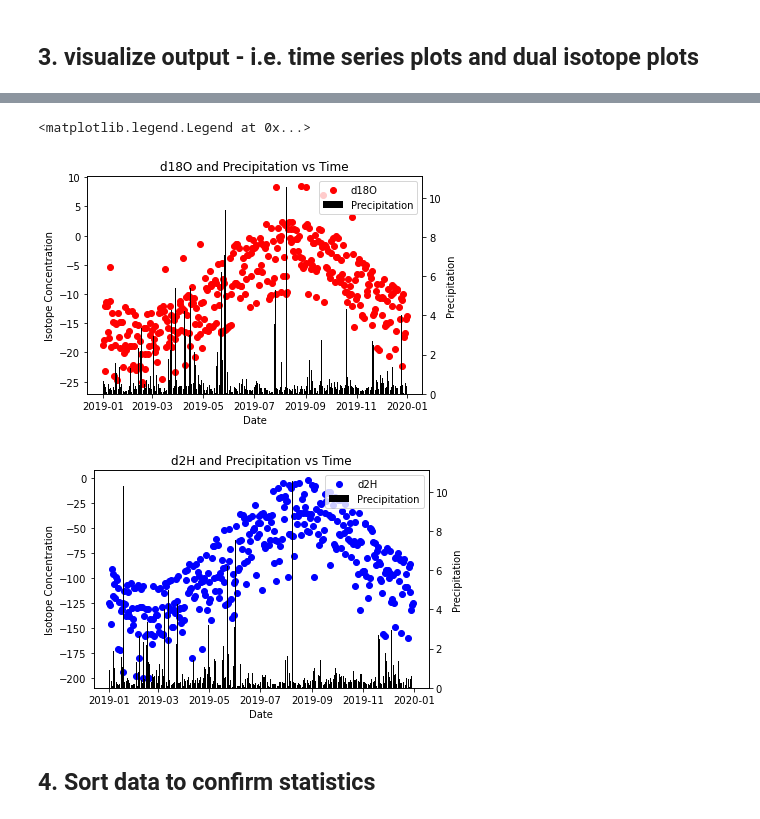
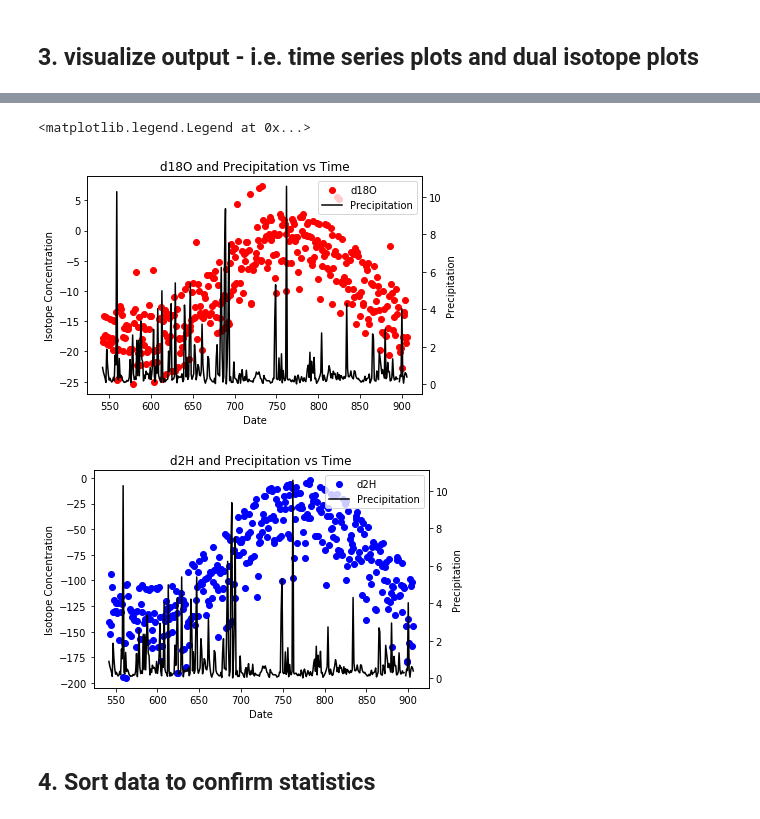
Before and after one commit to cfinkenbiner/Temporal_Downscaling_NEON_Pisotopes, a Jupyter notebook: Code_Main.ipynb, the cells around one changed output, grey strips where cells are left out. Cells and saved outputs as stored; diff of their text form; code cells hidden in the pictures.

Commit message:
fixed bar graphs

```diff
--- a/Code_Main.ipynb
+++ b/Code_Main.ipynb
@@ -283,7 +283,7 @@ mask = (df_timeseries['DateTime'] >= start_date) & (df_timeseries['DateTime'] <=
 df_timeseries = df_timeseries.loc[mask]
 
 # assigning variables
-t = df_timeseries['DateTime']
+t = df_timeseries.index
 P = df_timeseries['Total P']
 d2H = df_timeseries['d2H_1']
 d18O = df_timeseries['d18O_1']
@@ -310,37 +310,37 @@ plt.legend(loc="lower right")
 fig, ax1 = plt.subplots()
 ax2 = ax1.twinx()
 
 ax1.plot(t, d18O, 'o', color='red', label='d18O')
-ax2.bar(t, P, color='black', label='Precipitation')
+ax2.plot(t, P, color='black', label='Precipitation')
 
 ax1.set_title('d18O and Precipitation vs Time')
 ax1.set_xlabel('Date')
 ax1.set_ylabel('Isotope Concentration')
 ax2.set_ylabel('Precipitation')
 
 lines, labels = ax1.get_legend_handles_labels()
 lines2, labels2 = ax2.get_legend_handles_labels()
 ax2.legend(lines + lines2, labels + labels2, loc=0)
 
 # d2H plot
 fig, ax3 = plt.subplots()
 ax4 = ax3.twinx()
 
 ax3.plot(t, d2H, 'o', color='blue', label='d2H')
-ax4.bar(t, P, color='black', label='Precipitation')
+ax4.plot(t, P, color='black', label='Precipitation')
 
 ax3.set_title('d2H and Precipitation vs Time')
 ax3.set_xlabel('Date')
 ax3.set_ylabel('Isotope Concentration')
 ax4.set_ylabel('Precipitation')
 
 lines3, labels3 = ax3.get_legend_handles_labels()
 lines4, labels4 = ax4.get_legend_handles_labels()
 ax4.legend(lines3 + lines4, labels3 + labels4, loc=0)
 # %% [output]
 <matplotlib.legend.Legend at 0x...>
-[figure, old version]
+[figure, new version]
-[figure, old version]
+[figure, new version]
 # %% [markdown]
 ## 4. Sort data to confirm statistics
 # %%
```
Also changed, not shown: parts of 2 cells of this notebook, 1 other file.
